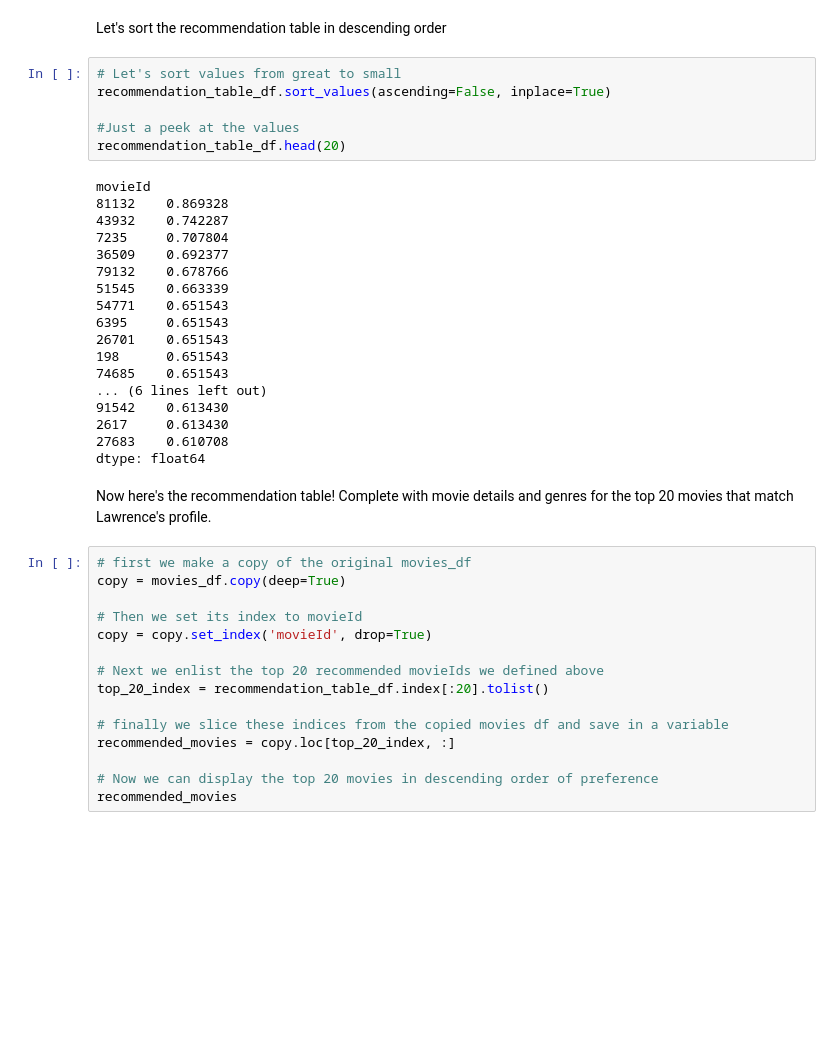
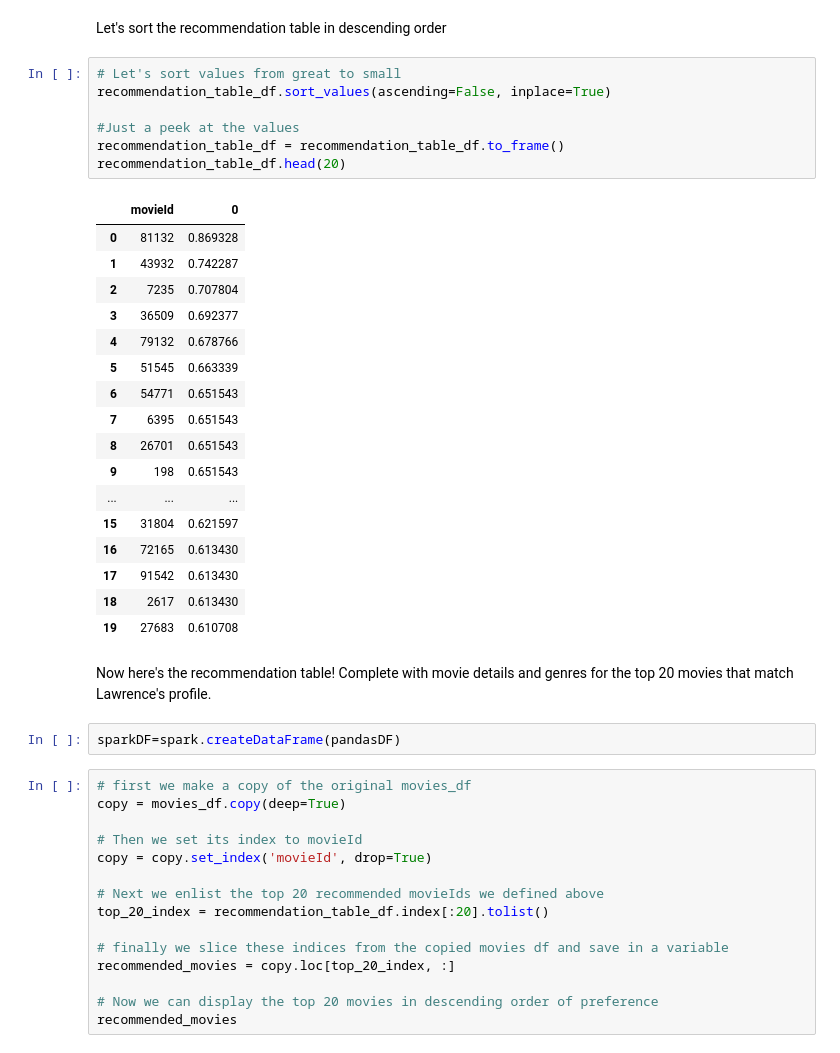
Before and after one commit to LongNT-VN/Demo, a Jupyter notebook: recommendation/1.ipynb, the cells around one changed output. Cells and saved outputs as stored; diff of their text form; blank space fills up the shorter version.

```diff
--- a/recommendation/1.ipynb
+++ b/recommendation/1.ipynb
@@ -511,29 +511,32 @@ Let's sort the recommendation table in descending order
 # %%
 # Let's sort values from great to small
 recommendation_table_df.sort_values(ascending=False, inplace=True)
 
 #Just a peek at the values
+recommendation_table_df = recommendation_table_df.to_frame()
 recommendation_table_df.head(20)
 # %% [output]
-movieId
-81132    0.869328
-43932    0.742287
-7235     0.707804
-36509    0.692377
-79132    0.678766
-51545    0.663339
-54771    0.651543
-6395     0.651543
-26701    0.651543
-198      0.651543
-74685    0.651543
-... (6 lines left out)
-91542    0.613430
-2617     0.613430
-27683    0.610708
-dtype: float64
+|  | movieId | 0 |
+| 0 | 81132 | 0.869328 |
+| 1 | 43932 | 0.742287 |
+| 2 | 7235 | 0.707804 |
+| 3 | 36509 | 0.692377 |
+| 4 | 79132 | 0.678766 |
+| 5 | 51545 | 0.663339 |
+| 6 | 54771 | 0.651543 |
+| 7 | 6395 | 0.651543 |
+| 8 | 26701 | 0.651543 |
+| 9 | 198 | 0.651543 |
+| ... | ... | ... |
+| 15 | 31804 | 0.621597 |
+| 16 | 72165 | 0.613430 |
+| 17 | 91542 | 0.613430 |
+| 18 | 2617 | 0.613430 |
+| 19 | 27683 | 0.610708 |
 # %% [markdown]
 Now here's the recommendation table! Complete with movie details and genres for the top 20 movies that match Lawrence's profile.
+# %%
+sparkDF=spark.createDataFrame(pandasDF)
 # %%
 # first we make a copy of the original movies_df
 copy = movies_df.copy(deep=True)
```
